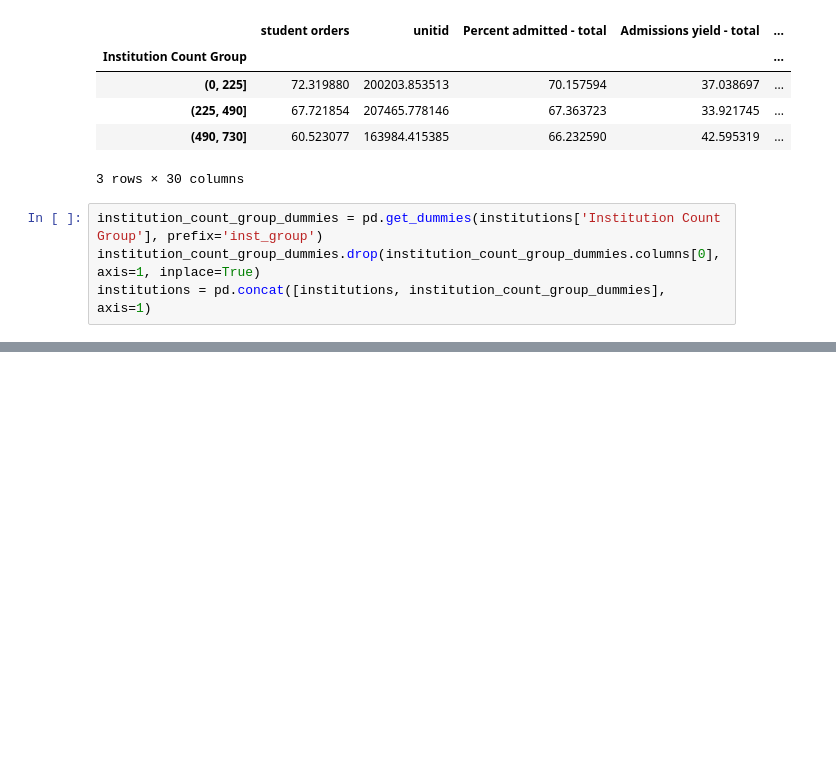
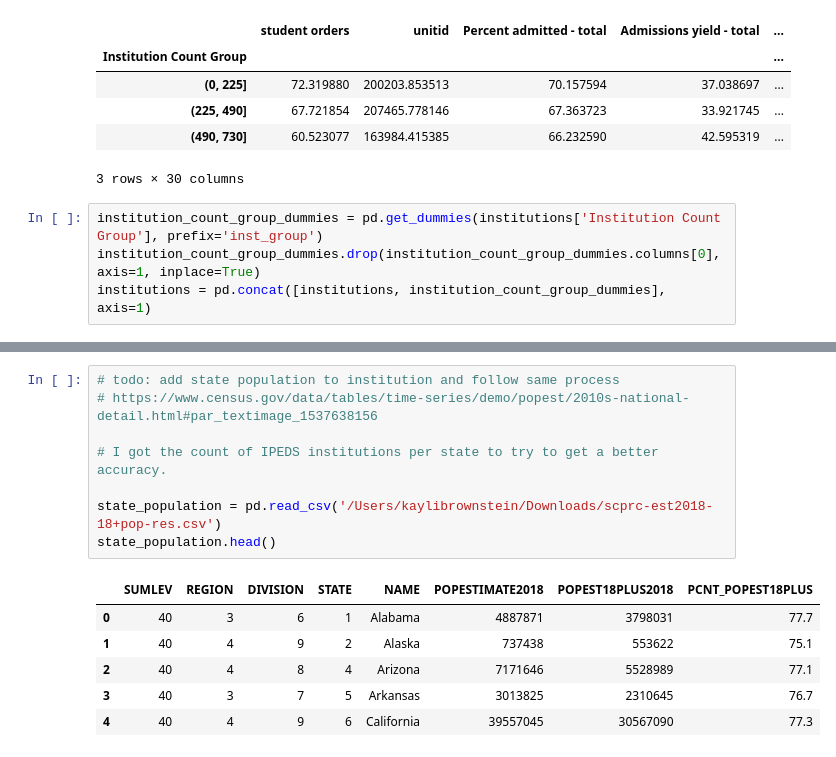
Before and after one commit to KayliBrownstein/data-science-flatworld-sales, a Jupyter notebook: revised_institutions_eda.ipynb, the cells around one changed output, grey strips where cells are left out. Cells and saved outputs as stored; diff of their text form; blank space fills up the shorter version.

```diff
--- a/revised_institutions_eda.ipynb
+++ b/revised_institutions_eda.ipynb
@@ -1050,0 +1071,15 @@ institutions = pd.concat([institutions, institution_count_group_dummies], axis=1
+# %%
+# todo: add state population to institution and follow same process
+# https://www.census.gov/data/tables/time-series/demo/popest/2010s-national-detail.html#par_textimage_1537638156
+
+# I got the count of IPEDS institutions per state to try to get a better accuracy.
+
+state_population = pd.read_csv('/Users/kaylibrownstein/Downloads/scprc-est2018-18+pop-res.csv')
+state_population.head()
+# %% [output]
+|  | SUMLEV | REGION | DIVISION | STATE | NAME | POPESTIMATE2018 | POPEST18PLUS2018 | PCNT_POPEST18PLUS |
+| 0 | 40 | 3 | 6 | 1 | Alabama | 4887871 | 3798031 | 77.7 |
+| 1 | 40 | 4 | 9 | 2 | Alaska | 737438 | 553622 | 75.1 |
+| 2 | 40 | 4 | 8 | 4 | Arizona | 7171646 | 5528989 | 77.1 |
+| 3 | 40 | 3 | 7 | 5 | Arkansas | 3013825 | 2310645 | 76.7 |
+| 4 | 40 | 4 | 9 | 6 | California | 39557045 | 30567090 | 77.3 |
```
Also changed, not shown: parts of 11 cells of this notebook.
